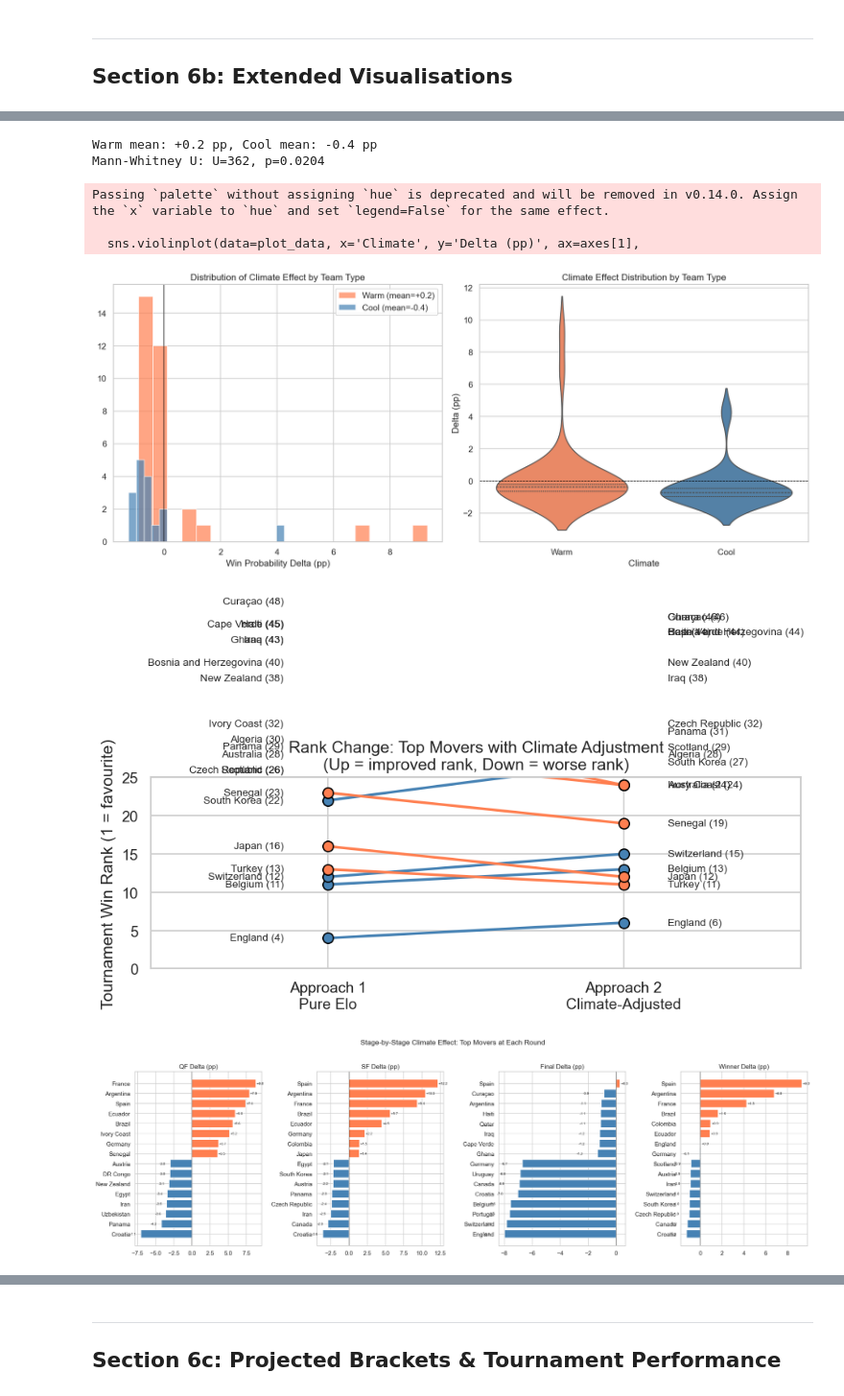
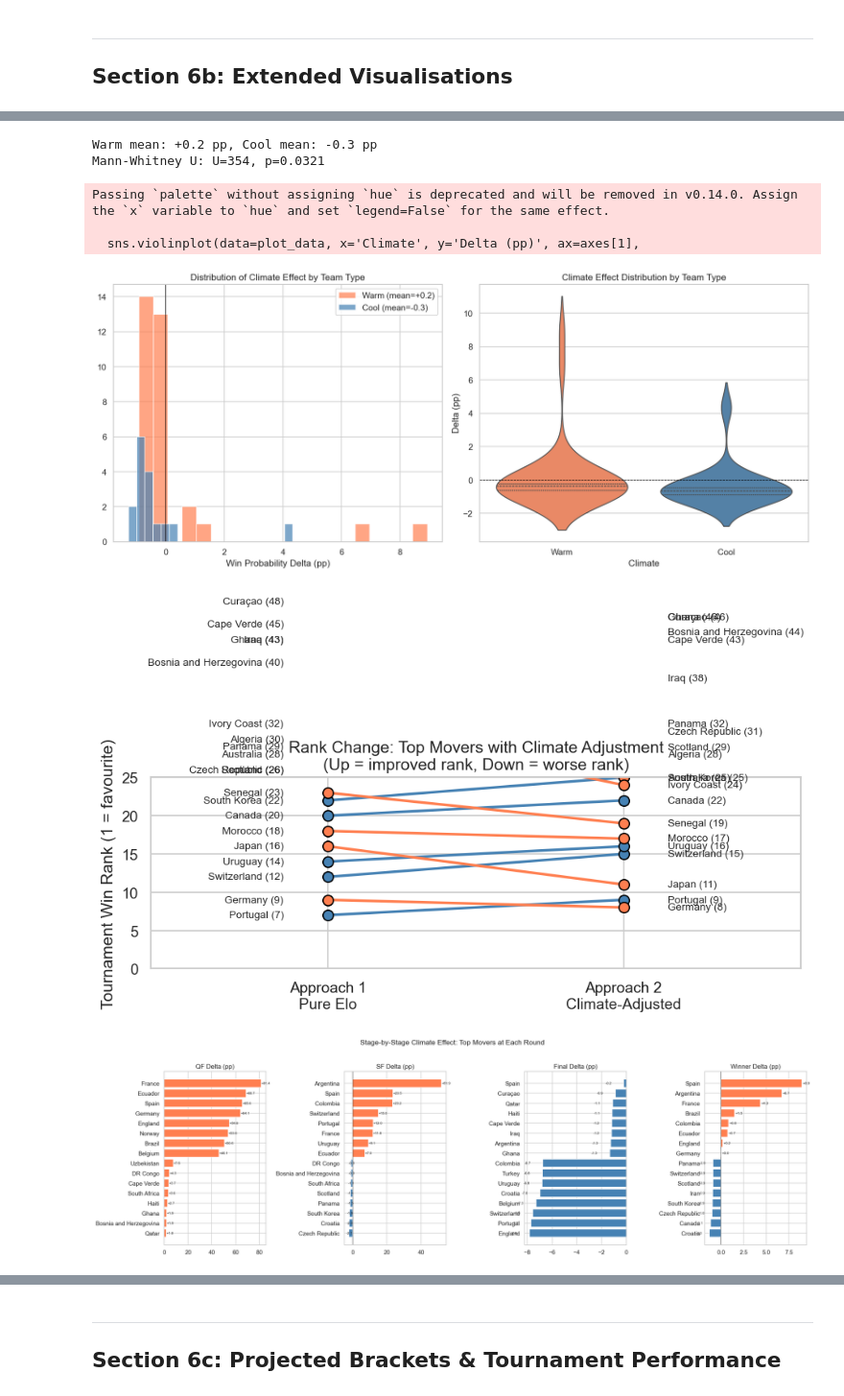
Before and after one commit to chriskersov/world-cup-heat-impact, a Jupyter notebook: report/06_approach2_climate_adjusted_simulation.ipynb, the cells around one changed output, grey strips where cells are left out. Shown at 96% size. Cells and saved outputs as stored; diff of their text form; code cells hidden in the pictures.

```diff
--- a/report/06_approach2_climate_adjusted_simulation.ipynb
+++ b/report/06_approach2_climate_adjusted_simulation.ipynb
@@ -150,7 +150,7 @@ teams_by_group = {}
 for _, row in fixtures.iterrows():
     teams_by_group.setdefault(row['Group'], set()).update([row['Home_Team'], row['Away_Team']])
 
-STAGE_TEMPS = {'R32': 22.7, 'R16': 22.2, 'QF': 23.1, 'SF': 27.0, 'Final': 22.5}
+with open('../data/knockout_slot_temps.json') as f: SLOT_TEMPS = json.load(f)
 
 # ---- Bracket ----
 R32_DEF = [
@@ -184,8 +184,8 @@ def elo_update(he, ae, hg, ag, sw=1.0, hfa=0):
     if abs(rh - exp_h) > 0.4: K *= 1.5
     return he + K*(rh-exp_h), ae + K*((1-rh)-(1-exp_h))
 
-def climate_goal_boost(idx_warm, idx_cool, stage):
-    venue_temp = STAGE_TEMPS.get(stage, 23.0)
+def climate_goal_boost(idx_warm, idx_cool, match_id):
+    venue_temp = SLOT_TEMPS.get(match_id, 23.0)
     if venue_temp < VENUE_ACTIVATION: return 1.0
     cs_w = climate_scores[idx_warm]; cs_c = climate_scores[idx_cool]
     diff_score = (cs_w - cs_c) * (venue_temp / 28.0)
@@ -454,7 +453,7 @@ top_shift = comparison.nlargest(15, 'Winner_Delta').index.union(
 shift_data = comparison.loc[top_shift].sort_values('Winner_Delta')
 
 fig, ax = plt.subplots(figsize=(12, 8))
-colors = ['coral' if v > 0 else 'steelblue' for v in shift_data['Winner_Delta']]
+colors = ['#DA7B42' if v > 0 else '#2A7F8C' for v in shift_data['Winner_Delta']]
 ax.barh(shift_data.index, shift_data['Winner_Delta'], color=colors, edgecolor='white')
 
 for i, (team, row) in enumerate(shift_data.iterrows()):
@@ -492,7 +491,7 @@ fig, ax = plt.subplots(figsize=(10, 8))
 
 for team in a1.index:
     warm = warm_map.get(team, 0)
-    c = 'coral' if warm else 'steelblue'
+    c = '#DA7B42' if warm else '#2A7F8C'
     s = comparison.loc[team, 'Elo'] / 10
     ax.scatter(comparison.loc[team, 'A1_Winner'], comparison.loc[team, 'A2_Winner'],
                c=c, s=s, alpha=0.7, edgecolors='black', linewidth=0.3)
@@ -511,6 +510,6 @@ ax.set_xlabel('Approach 1 Win Probability (%)')
 ax.set_ylabel('Approach 2 Win Probability (%)')
 ax.set_title('Win Probability: Pure Elo vs Climate-Adjusted\n'
              'Coral = warm-climate, Blue = cool-climate, size = Elo')
-ax.legend(handles=[Patch(facecolor='coral', label='Warm'), Patch(facecolor='steelblue', label='Cool')])
+ax.legend(handles=[Patch(facecolor='#DA7B42', label='Warm'), Patch(facecolor='#2A7F8C', label='Cool')])
 plt.tight_layout()
 # %% [output]
@@ -653,8 +652,8 @@ for i, (team, ax) in enumerate(zip(top8, axes.flatten())):
 
     x = np.arange(len(stage_labels))
     w = 0.3
-    ax.bar(x - w/2, a1_probs, w, label='A1', color='steelblue', edgecolor='white')
-    ax.bar(x + w/2, a2_probs, w, label='A2', color='coral', edgecolor='white')
+    ax.bar(x - w/2, a1_probs, w, label='A1', color='#2A7F8C', edgecolor='white')
+    ax.bar(x + w/2, a2_probs, w, label='A2', color='#DA7B42', edgecolor='white')
     ax.set_xticks(x)
     ax.set_xticklabels(stage_labels, fontsize=8)
     ax.set_title(team, fontsize=11)
@@ -698,8 +697,8 @@ fig, axes = plt.subplots(1, 2, figsize=(14, 6))
 warm_deltas = comparison[comparison['Warm'] == 'WARM']['Winner_Delta']
 cool_deltas = comparison[comparison['Warm'] == 'COOL']['Winner_Delta']
 
-axes[0].hist(warm_deltas, bins=20, alpha=0.7, color='coral', edgecolor='white', label=f'Warm (mean={warm_deltas.mean():+.1f})')
-axes[0].hist(cool_deltas, bins=20, alpha=0.7, color='steelblue', edgecolor='white', label=f'Cool (mean={cool_deltas.mean():+.1f})')
+axes[0].hist(warm_deltas, bins=20, alpha=0.7, color='#DA7B42', edgecolor='white', label=f'Warm (mean={warm_deltas.mean():+.1f})')
+axes[0].hist(cool_deltas, bins=20, alpha=0.7, color='#2A7F8C', edgecolor='white', label=f'Cool (mean={cool_deltas.mean():+.1f})')
 axes[0].axvline(x=0, color='black', linewidth=0.8)
 axes[0].set_xlabel('Win Probability Delta (pp)')
 axes[0].set_title('Distribution of Climate Effect by Team Type')
@@ -711,7 +710,7 @@ plot_data = pd.DataFrame({
     'Climate': ['Warm'] * len(warm_deltas) + ['Cool'] * len(cool_deltas)
 })
 sns.violinplot(data=plot_data, x='Climate', y='Delta (pp)', ax=axes[1],
-               palette={'Warm': 'coral', 'Cool': 'steelblue'}, inner='quartile')
+               palette={'Warm': '#DA7B42', 'Cool': '#2A7F8C'}, inner='quartile')
 axes[1].axhline(y=0, color='black', linewidth=0.8, linestyle='--')
 axes[1].set_title('Climate Effect Distribution by Team Type')
 
@@ -723,12 +722,12 @@ u, p = mannwhitneyu(warm_deltas, cool_deltas, alternative='two-sided')
 print(f'Warm mean: {warm_deltas.mean():+.1f} pp, Cool mean: {cool_deltas.mean():+.1f} pp')
 print(f'Mann-Whitney U: U={u:.0f}, p={p:.4f}')
 # %% [output]
-Warm mean: +0.2 pp, Cool mean: -0.4 pp
-Mann-Whitney U: U=362, p=0.0204
+Warm mean: +0.2 pp, Cool mean: -0.3 pp
+Mann-Whitney U: U=354, p=0.0321
 Passing `palette` without assigning `hue` is deprecated and will be removed in v0.14.0. Assign the `x` variable to `hue` and set `legend=False` for the same effect.
 
   sns.violinplot(data=plot_data, x='Climate', y='Delta (pp)', ax=axes[1],
-[figure, old version]
+[figure, new version]
 # %%
 rank_a1 = a1['Winner_Prob'].rank(ascending=False)
 rank_a2 = a2['Winner_Prob'].rank(ascending=False)
@@ -744,7 +743,7 @@ for team in sorted(top_movers, key=lambda t: rank_change.loc[t, 'A1_Rank']):
     r1 = int(rank_change.loc[team, 'A1_Rank'])
     r2 = int(rank_change.loc[team, 'A2_Rank'])
     d = r1 - r2
-    color = 'coral' if d > 0 else ('steelblue' if d < 0 else 'gray')
+    color = '#DA7B42' if d > 0 else ('#2A7F8C' if d < 0 else 'gray')
     ax.plot([0, 1], [r1, r2], 'o-', color=color, linewidth=2, markersize=8,
             markeredgewidth=1, markeredgecolor='black')
     ax.text(-0.15, r1, f'{team} ({r1})', ha='right', va='center', fontsize=8)
@@ -759,24 +758,24 @@ ax.set_title('Rank Change: Top Movers with Climate Adjustment\n(Up = improved ra
 ax.invert_yaxis()
 plt.tight_layout()
 # %% [output]
-[figure, old version]
+[figure, new version]
 # %%
 fig, axes = plt.subplots(1, 4, figsize=(20, 6), sharey=False)
 
 for ax, stage in zip(axes, ['QF', 'SF', 'Final', 'Winner']):
     data = comparison.nlargest(8, f'{stage}_Delta').index.union(comparison.nsmallest(8, f'{stage}_Delta').index)
     plot = comparison.loc[sorted(set(data)), f'{stage}_Delta'].sort_values()
-    colors = ['coral' if v > 0 else 'steelblue' for v in plot]
+    colors = ['#DA7B42' if v > 0 else '#2A7F8C' for v in plot]
     ax.barh(plot.index, plot.values, color=colors, edgecolor='white')
     ax.axvline(x=0, color='black', linewidth=0.5)
     ax.set_title(f'{stage} Delta (pp)')
     for i, v in enumerate(plot.values):
         ax.text(v + (0.1 if v >= 0 else -1.5), i, f'{v:+.1f}', va='center', fontsize=7)
 
 fig.suptitle('Stage-by-Stage Climate Effect: Top Movers at Each Round', fontsize=14, y=1.02)
 plt.tight_layout()
 # %% [output]
-[figure, old version]
+[figure, new version]
 # %%
 top15 = comparison.nlargest(15, 'Elo').sort_values('A2_Winner')
 
```
Also changed, not shown: parts of 21 cells of this notebook, 3 other files.
